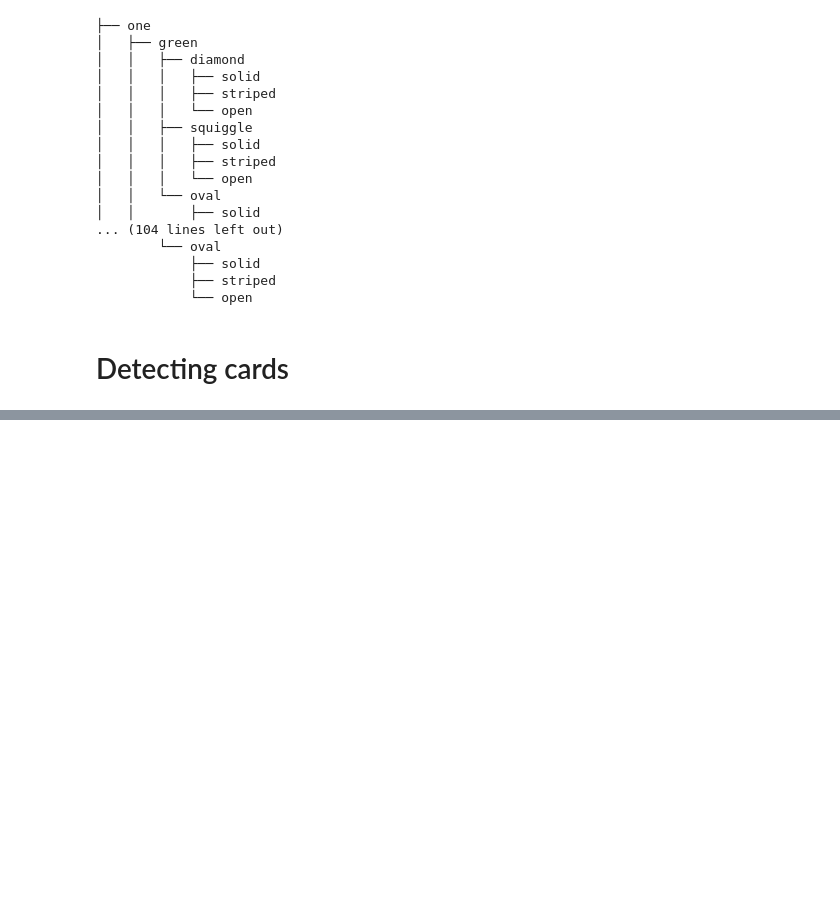
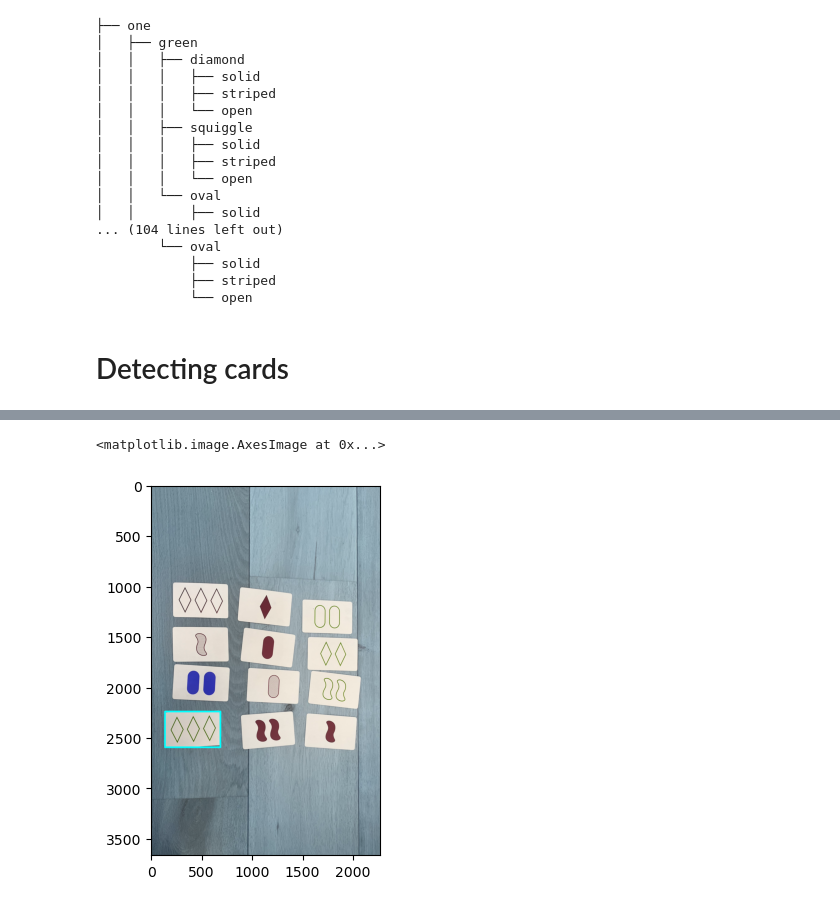
Before and after one commit to vivianamarquez/set_card_game, a Jupyter notebook: SetCards.ipynb, the cells around one changed output, grey strips where cells are left out. Drawn from its saved outputs; the diff is of its cells as text; code cells hidden in the pictures; blank space fills up the shorter version.

```diff
--- a/SetCards.ipynb
+++ b/SetCards.ipynb
@@ -135,0 +178,17 @@ plt.imshow(mask)
+# %%
+# highlight a specific card
+
+random_index = 2
+
+image = cv2.imread(image_path)
+
+selected_card_images = card_images[random_index]
+selected_card_position = card_positions[random_index]
+x, y, w, h = selected_card_position
+
+result = cv2.rectangle(image, (x, y), (x+w, y+h), (0, 255, 255), 15)
+
+plt.imshow(result)
+# %% [output]
+<matplotlib.image.AxesImage at 0x...>
+[figure, added]
```
Also changed, not shown: parts of 10 cells of this notebook, 13 other files.
